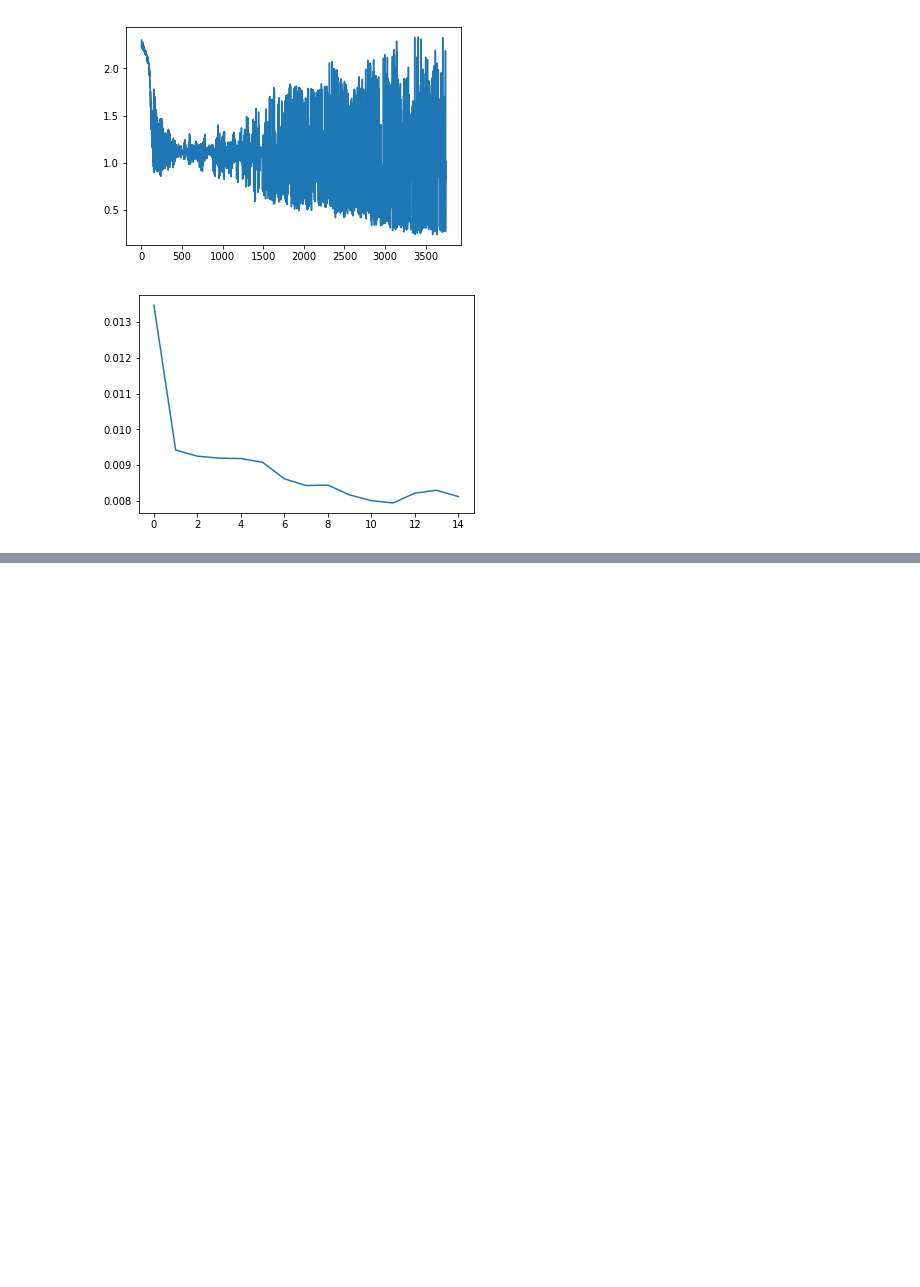
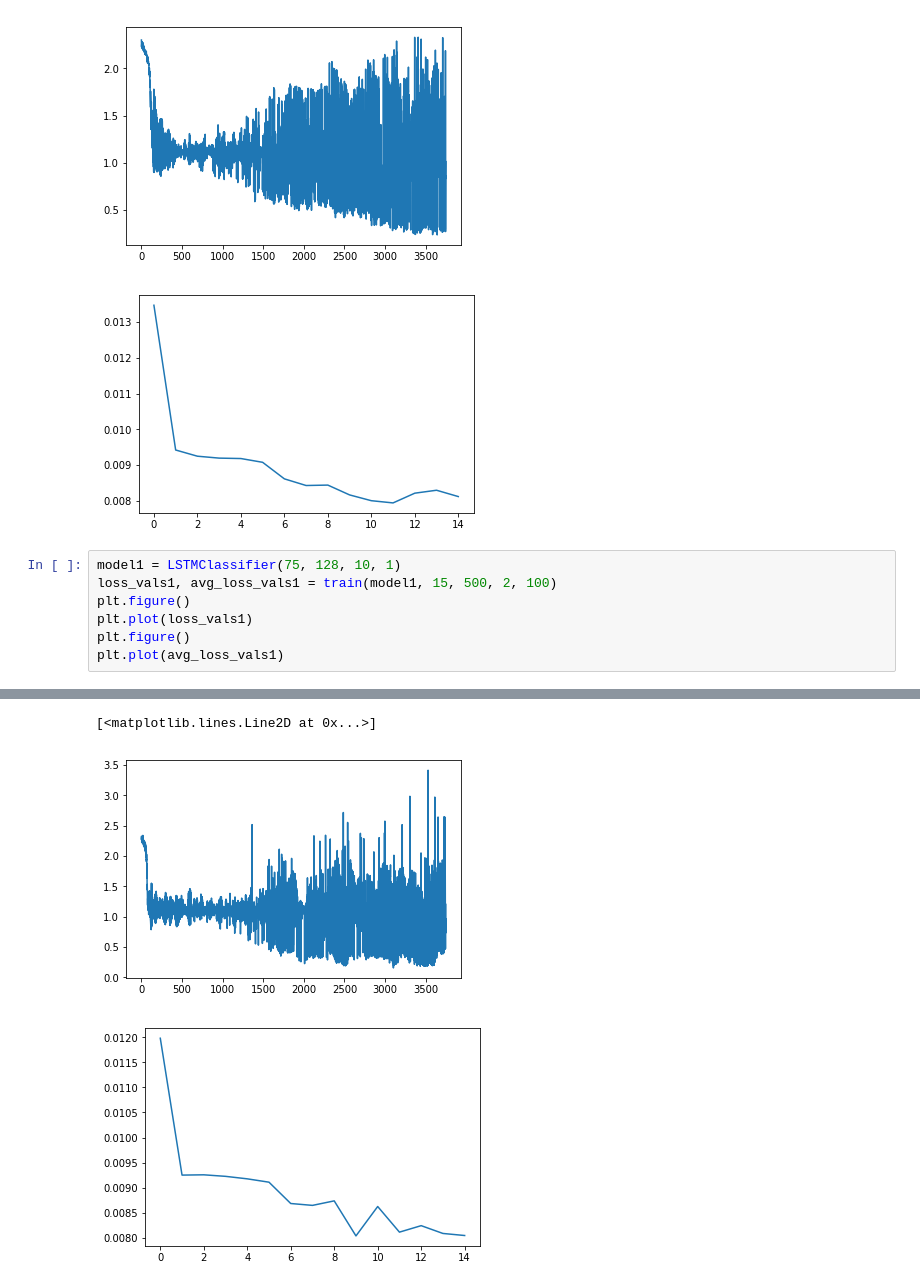
Before and after one commit to Naman-ntc/Action-Recognition, a Jupyter notebook: Uddeshya/LSTM_classifier_working.ipynb, the cells around one changed output, grey strips where cells are left out. Saved outputs shown, nothing was run; the diff lists cells and outputs as text; blank space fills up the shorter version.

```diff
--- a/Uddeshya/LSTM_classifier_working.ipynb
+++ b/Uddeshya/LSTM_classifier_working.ipynb
@@ -226,3 +226,11 @@ epoch: 14 <====train track===> avg_loss: 0.00811304492627581, accuracy: 57.77777
 [<matplotlib.lines.Line2D at 0x...>]
 [figure]
 [figure]
+# %%
+model1 = LSTMClassifier(75, 128, 10, 1)
+loss_vals1, avg_loss_vals1 = train(model1, 15, 500, 2, 100)
+plt.figure()
+plt.plot(loss_vals1)
+plt.figure()
+plt.plot(avg_loss_vals1)
+# %% [output]
@@ -228,0 +254,3 @@ epoch: 14 <====train track===> avg_loss: 0.00811304492627581, accuracy: 57.77777
+[<matplotlib.lines.Line2D at 0x...>]
+[figure, added]
+[figure, added]
```
Also changed, not shown: parts of 1 cell of this notebook.
